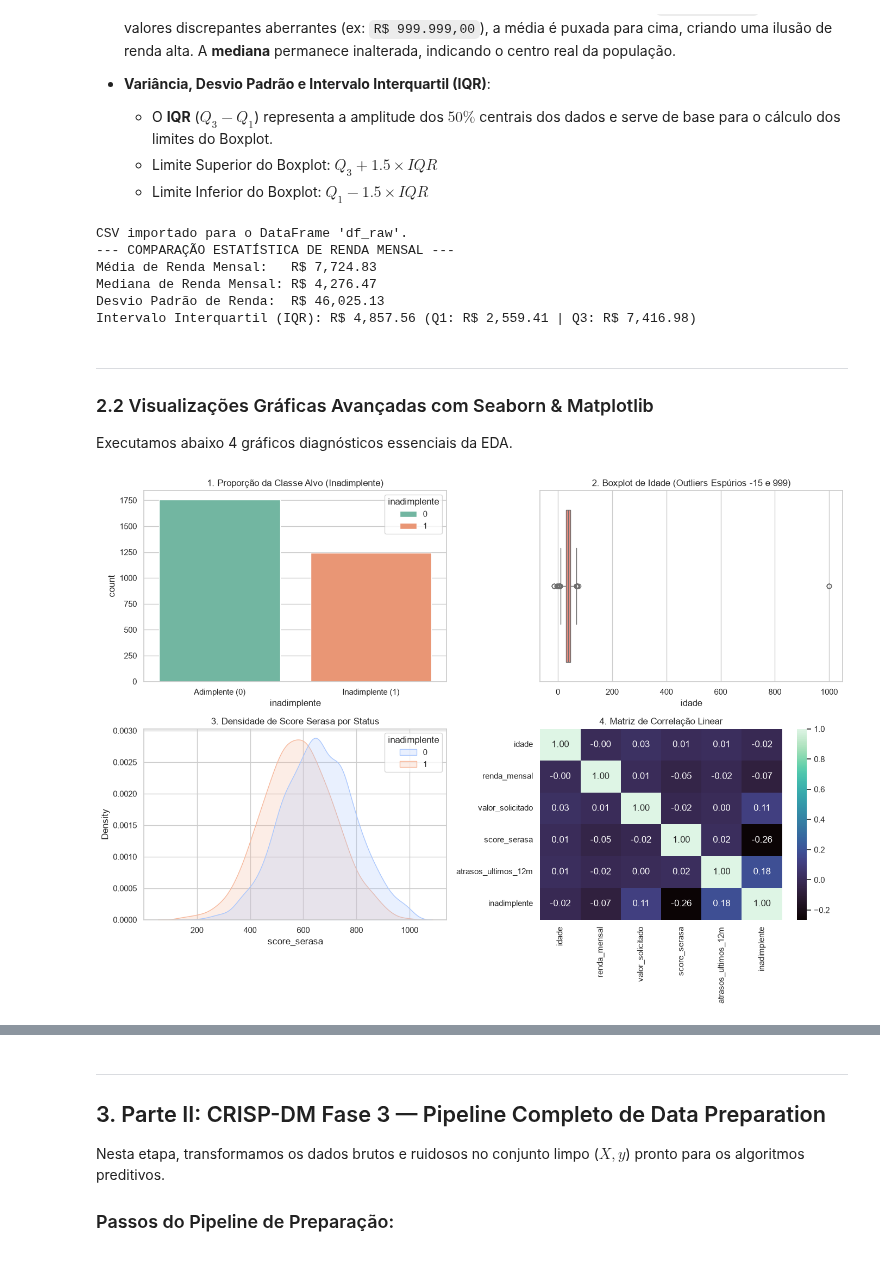
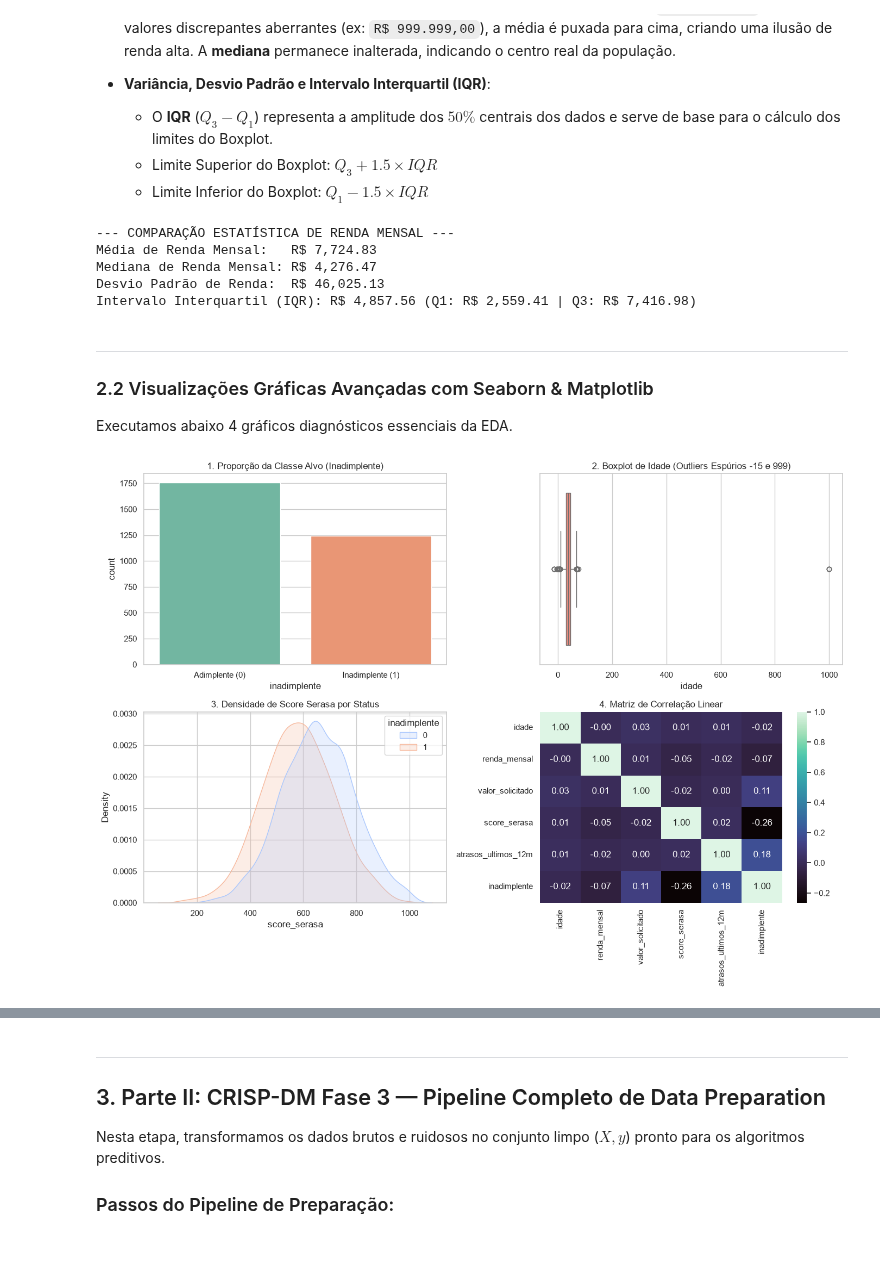
Before and after one commit to profAndreSouza/Material, a Jupyter notebook: Ciencia de Dados/aulas/semana_03.ipynb, the cells around one changed output, grey strips where cells are left out. Saved outputs shown, nothing was run; the diff lists cells and outputs as text; code cells hidden in the pictures.

```diff
--- a/Ciencia de Dados/aulas/semana_03.ipynb
+++ b/Ciencia de Dados/aulas/semana_03.ipynb
@@ -33,8 +22,9 @@ from sklearn.model_selection import train_test_split
 # %%
+# Comparação Estatística: Média vs Mediana e Cálculo do IQR
+import pandas as pd
+import numpy as np
+
 # Reutilizando df_raw da Semana 02
-df_raw = pd.read_csv('../materiais/CRISP_DM_Random_Forest_Credito.csv')
-print("CSV importado para o DataFrame 'df_raw'.")
-
 renda_bruta = df_raw['renda_mensal'].dropna()
 
 print("--- COMPARAÇÃO ESTATÍSTICA DE RENDA MENSAL ---")
@@ -47,7 +37,6 @@ q75 = renda_bruta.quantile(0.75)
 iqr = q75 - q25
 print(f"Intervalo Interquartil (IQR): R$ {iqr:,.2f} (Q1: R$ {q25:,.2f} | Q3: R$ {q75:,.2f})")
 # %% [output]
-CSV importado para o DataFrame 'df_raw'.
 --- COMPARAÇÃO ESTATÍSTICA DE RENDA MENSAL ---
 Média de Renda Mensal:   R$ 7,724.83
 Mediana de Renda Mensal: R$ 4,276.47
@@ -59,33 +48,36 @@ Intervalo Interquartil (IQR): R$ 4,857.56 (Q1: R$ 2,559.41 | Q3: R$ 7,416.98)
 
 Executamos abaixo 4 gráficos diagnósticos essenciais da EDA.
 # %%
+# Geração dos Gráficos da EDA
+import matplotlib.pyplot as plt
+import seaborn as sns
+
 sns.set_theme(style="whitegrid")
 fig, axes = plt.subplots(2, 2, figsize=(14, 10))
 
 # 1. Contagem da classe alvo
-sns.countplot(data=df_raw, x='inadimplente', hue='inadimplente', palette='Set2', ax=axes[0, 0])
+sns.countplot(data=df_raw, x='inadimplente', palette='Set2', ax=axes[0, 0])
 axes[0, 0].set_title('1. Proporção da Classe Alvo (Inadimplente)')
-axes[0, 0].set_xticks([0, 1])
 axes[0, 0].set_xticklabels(['Adimplente (0)', 'Inadimplente (1)'])
 
 # 2. Boxplot de Idade evidenciando Outliers
 sns.boxplot(x=df_raw['idade'], color='salmon', ax=axes[0, 1])
 axes[0, 1].set_title('2. Boxplot de Idade (Outliers Espúrios -15 e 999)')
 
 # 3. Distribuição de Score Serasa por Status de Inadimplência
 sns.kdeplot(data=df_raw, x='score_serasa', hue='inadimplente', common_norm=False, fill=True, palette='coolwarm', ax=axes[1, 0])
 axes[1, 0].set_title('3. Densidade de Score Serasa por Status')
 
 # 4. Matriz de Correlação entre variáveis numéricas
 cols_num_corr = ['idade', 'renda_mensal', 'valor_solicitado', 'score_serasa', 'atrasos_ultimos_12m', 'inadimplente']
 corr_matrix = df_raw[cols_num_corr].corr()
 sns.heatmap(corr_matrix, annot=True, fmt='.2f', cmap='mako', ax=axes[1, 1])
 axes[1, 1].set_title('4. Matriz de Correlação Linear')
 
 plt.tight_layout()
 plt.show()
 # %% [output]
-[figure, old version]
+[figure, new version]
 # %% [markdown]
 ### 2.3 Interpretação Detalhada dos 4 Gráficos Diagnósticos da EDA
 
```
Also changed, not shown: parts of 3 cells of this notebook, 4 other files.
